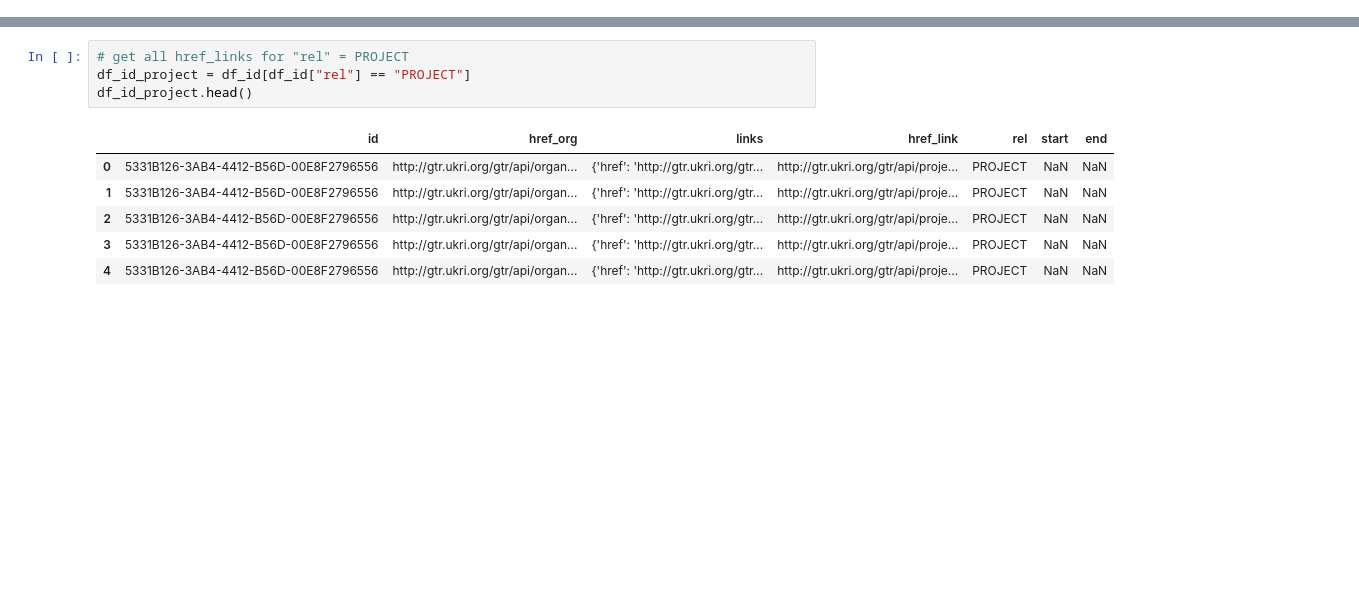
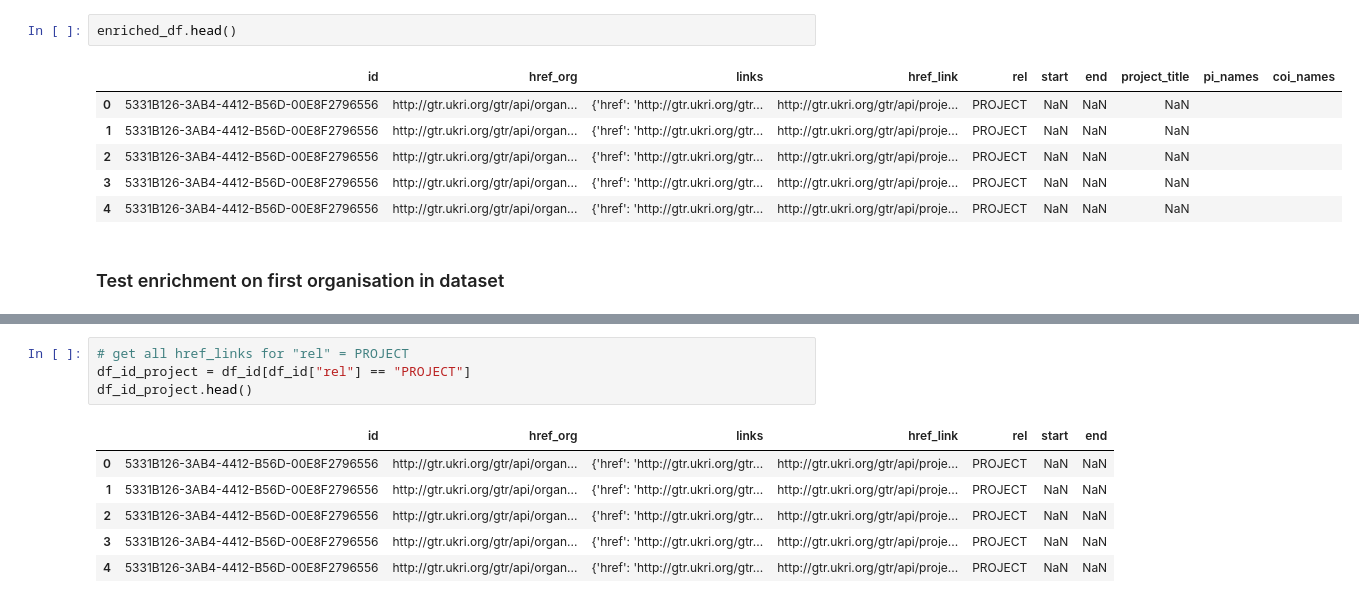
Before and after one commit to hpfield/OrgSync, a Jupyter notebook: eda/scrape_fields.ipynb, the cells around one changed output, grey strips where cells are left out. Drawn from its saved outputs; the diff is of its cells as text; blank space fills up the shorter version.

```diff
--- a/eda/scrape_fields.ipynb
+++ b/eda/scrape_fields.ipynb
@@ -46,0 +372,11 @@ df_id.head()
+# %%
+enriched_df.head()
+# %% [output]
+|  | id | href_org | links | href_link | rel | start | end | project_title | pi_names | coi_names |
+| 0 | 5331B126-3AB4-4412-B56D-00E8F2796556 | http://gtr.ukri.org/gtr/api/organ... | {'href': 'http://gtr.ukri.org/gtr... | http://gtr.ukri.org/gtr/api/proje... | PROJECT | NaN | NaN | NaN |  |  |
+| 1 | 5331B126-3AB4-4412-B56D-00E8F2796556 | http://gtr.ukri.org/gtr/api/organ... | {'href': 'http://gtr.ukri.org/gtr... | http://gtr.ukri.org/gtr/api/proje... | PROJECT | NaN | NaN | NaN |  |  |
+| 2 | 5331B126-3AB4-4412-B56D-00E8F2796556 | http://gtr.ukri.org/gtr/api/organ... | {'href': 'http://gtr.ukri.org/gtr... | http://gtr.ukri.org/gtr/api/proje... | PROJECT | NaN | NaN | NaN |  |  |
+| 3 | 5331B126-3AB4-4412-B56D-00E8F2796556 | http://gtr.ukri.org/gtr/api/organ... | {'href': 'http://gtr.ukri.org/gtr... | http://gtr.ukri.org/gtr/api/proje... | PROJECT | NaN | NaN | NaN |  |  |
+| 4 | 5331B126-3AB4-4412-B56D-00E8F2796556 | http://gtr.ukri.org/gtr/api/organ... | {'href': 'http://gtr.ukri.org/gtr... | http://gtr.ukri.org/gtr/api/proje... | PROJECT | NaN | NaN | NaN |  |  |
+# %% [markdown]
+### Test enrichment on first organisation in dataset
```
Also changed, not shown: parts of 25 cells of this notebook, 2 other files.
